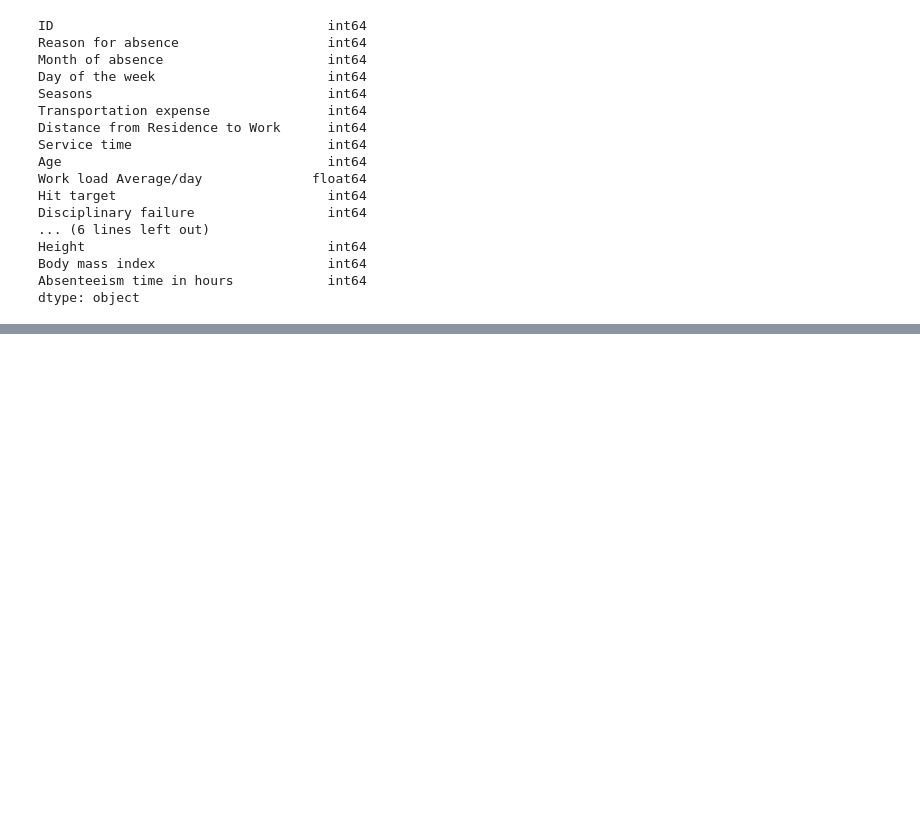
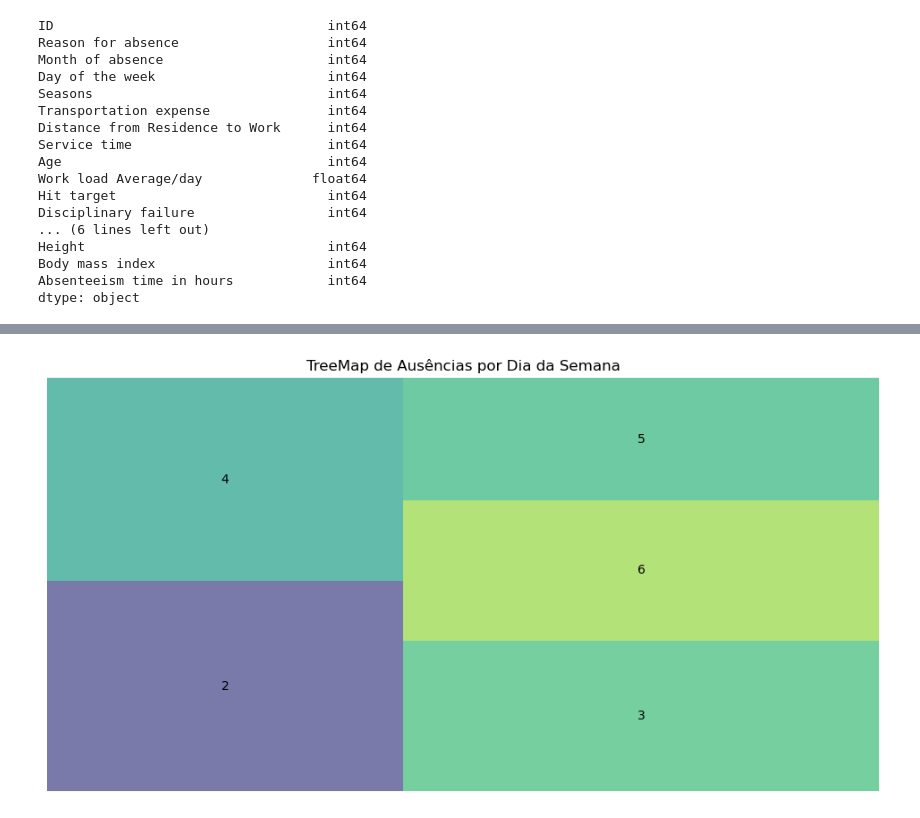
Before and after one commit to opablodantas/UCI-Absenteeism-at-Work-Analysis, a Jupyter notebook: Absenteeism_at_Work_Analysis.ipynb, the cells around one changed output, grey strips where cells are left out. Cells and saved outputs as stored; diff of their text form; code cells hidden in the pictures; blank space fills up the shorter version.

```diff
--- a/Absenteeism_at_Work_Analysis.ipynb
+++ b/Absenteeism_at_Work_Analysis.ipynb
@@ -244,0 +358,16 @@ df = df.drop('ID', axis= 1)
+# %%
+# Calcular a contagem de registros por dia da semana
+day_of_week_counts = df['Day of the week'].value_counts()
+
+# Criar um dicionário com os rótulos e contagens
+labels = day_of_week_counts.index
+sizes = day_of_week_counts.values
+
+# Plotar o TreeMap
+plt.figure(figsize=(12, 6))
+squarify.plot(sizes=sizes, label=labels, alpha=0.7)
+plt.axis('off')  # Remover os eixos
+plt.title('TreeMap de Ausências por Dia da Semana')
+plt.show()
+# %% [output]
+[figure, added]
```
Also changed, not shown: parts of 17 cells of this notebook.
